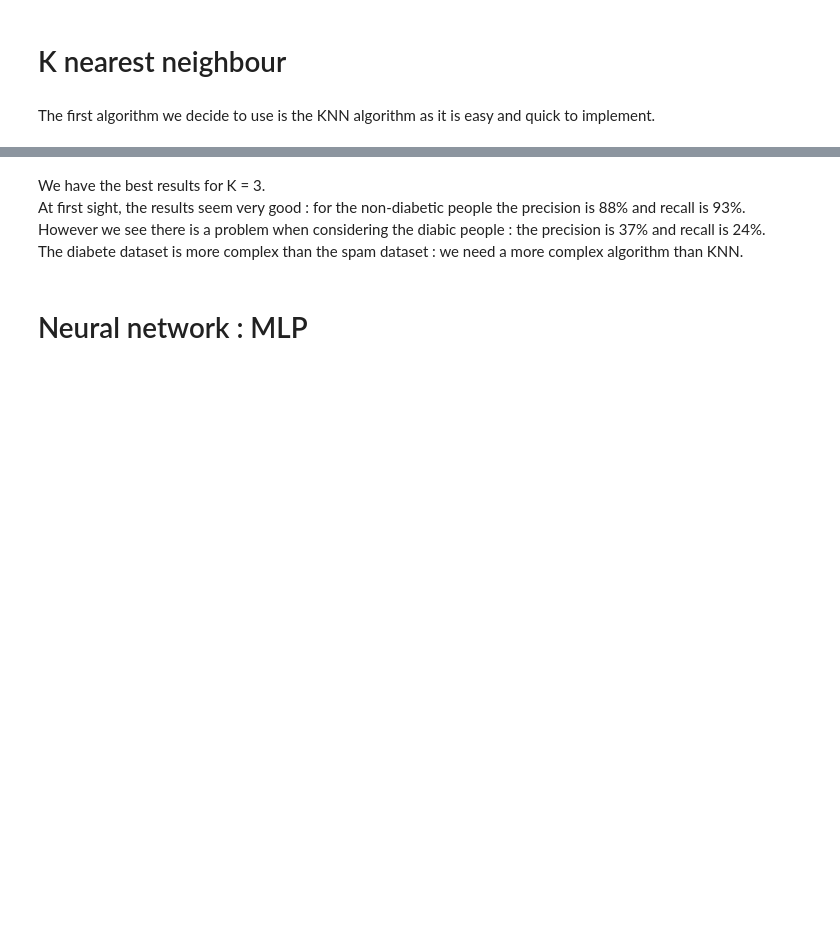
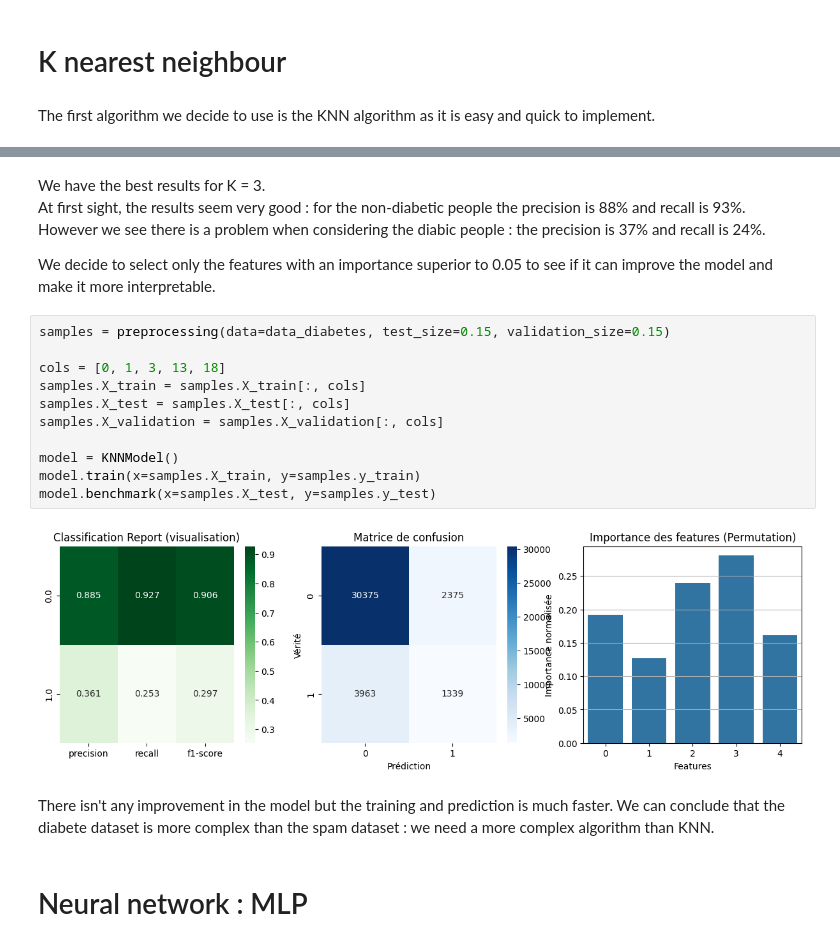
Before and after one commit to RemiBBX/ml-diabetes-spam-prediction, a Jupyter notebook: Diabetes_Visualisation_ML.ipynb, the cells around one changed output, grey strips where cells are left out. Drawn from its saved outputs; the diff is of its cells as text; blank space fills up the shorter version.

Commit message:
ajout sur dataset diabete

```diff
--- a/Diabetes_Visualisation_ML.ipynb
+++ b/Diabetes_Visualisation_ML.ipynb
@@ -124,7 +124,24 @@ model.benchmark(x=samples.X_test, y=samples.y_test)
 We have the best results for K = 3.
 At first sight, the results seem very good : for the non-diabetic people the precision is 88% and recall is 93%.
 However we see there is a problem when considering the diabic people : the precision is 37% and recall is 24%.
-The diabete dataset is more complex than the spam dataset : we need a more complex algorithm than KNN.
+
+We decide to select only the features with an importance superior to 0.05 to see if it can improve the model and make it more interpretable.
+# %%
+samples = preprocessing(data=data_diabetes, test_size=0.15, validation_size=0.15)
+
+cols = [0, 1, 3, 13, 18]
+samples.X_train = samples.X_train[:, cols]
+samples.X_test = samples.X_test[:, cols]
+samples.X_validation = samples.X_validation[:, cols]
+
+model = KNNModel()
+model.train(x=samples.X_train, y=samples.y_train)
+model.benchmark(x=samples.X_test, y=samples.y_test)
+# %% [output]
+[figure, added]
+# %% [markdown]
+There isn't any improvement in the model but the training and prediction is much faster.
+We can conclude that the diabete dataset is more complex than the spam dataset : we need a more complex algorithm than KNN.
 # %% [markdown]
 # Neural network : MLP
 # %%
```
Also changed, not shown: parts of 14 cells of this notebook.
